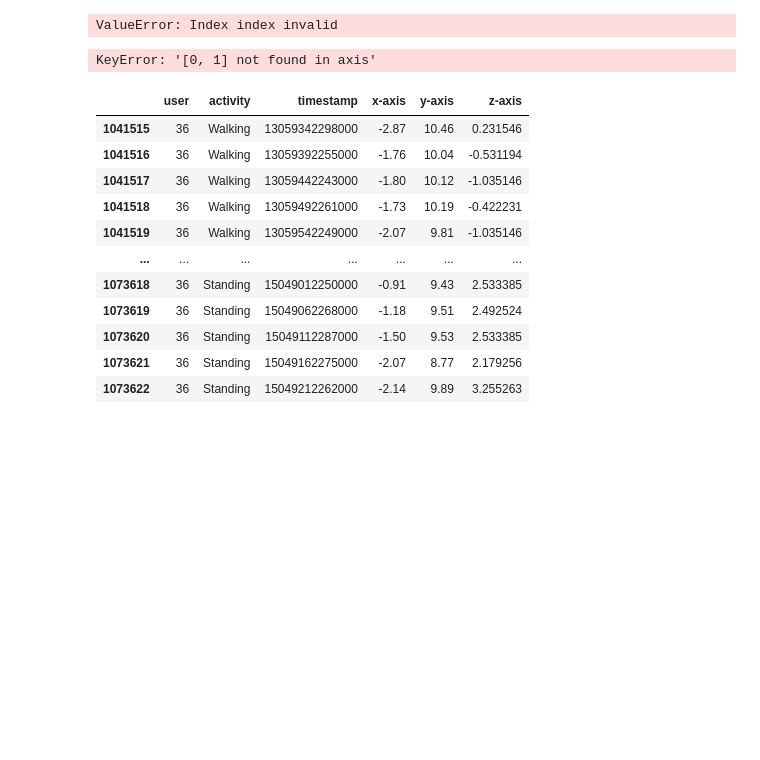
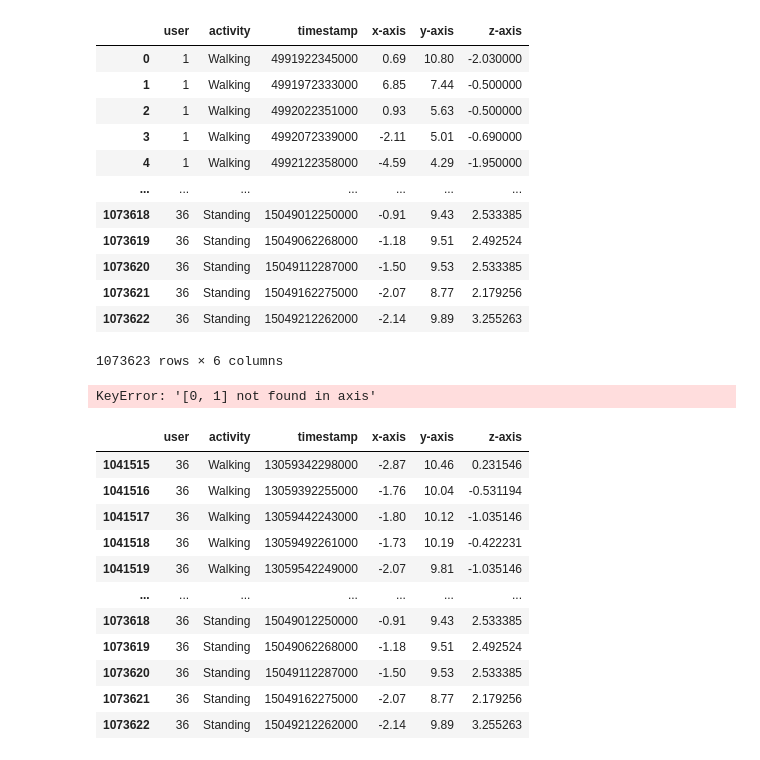
Before and after one commit to hoangks5/Synthetic_Data_Time_Series, a Jupyter notebook: test.ipynb, the cells around one changed output. Drawn from its saved outputs; the diff is of its cells as text; code cells hidden in the pictures; blank space fills up the shorter version.

```diff
--- a/test.ipynb
+++ b/test.ipynb
@@ -1,9 +1,22 @@
 # %%
 import pandas as pd
 # %%
-data = pd.read_csv('test.csv',index_col=0')
+data = pd.read_csv('test.csv')
+data
 # %% [output]
+|  | user | activity | timestamp | x-axis | y-axis | z-axis |
+| 0 | 1 | Walking | 4991922345000 | 0.69 | 10.80 | -2.030000 |
+| 1 | 1 | Walking | 4991972333000 | 6.85 | 7.44 | -0.500000 |
+| 2 | 1 | Walking | 4992022351000 | 0.93 | 5.63 | -0.500000 |
+| 3 | 1 | Walking | 4992072339000 | -2.11 | 5.01 | -0.690000 |
+| 4 | 1 | Walking | 4992122358000 | -4.59 | 4.29 | -1.950000 |
+| ... | ... | ... | ... | ... | ... | ... |
+| 1073618 | 36 | Standing | 15049012250000 | -0.91 | 9.43 | 2.533385 |
+| 1073619 | 36 | Standing | 15049062268000 | -1.18 | 9.51 | 2.492524 |
+| 1073620 | 36 | Standing | 15049112287000 | -1.50 | 9.53 | 2.533385 |
+| 1073621 | 36 | Standing | 15049162275000 | -2.07 | 8.77 | 2.179256 |
+| 1073622 | 36 | Standing | 15049212262000 | -2.14 | 9.89 | 3.255263 |
-ValueError: Index index invalid
+1073623 rows × 6 columns
 # %%
 for i in range(1,37):
     data_new = data.loc[data['user'] == i]
```
Also changed, not shown: parts of 1 cell of this notebook.
